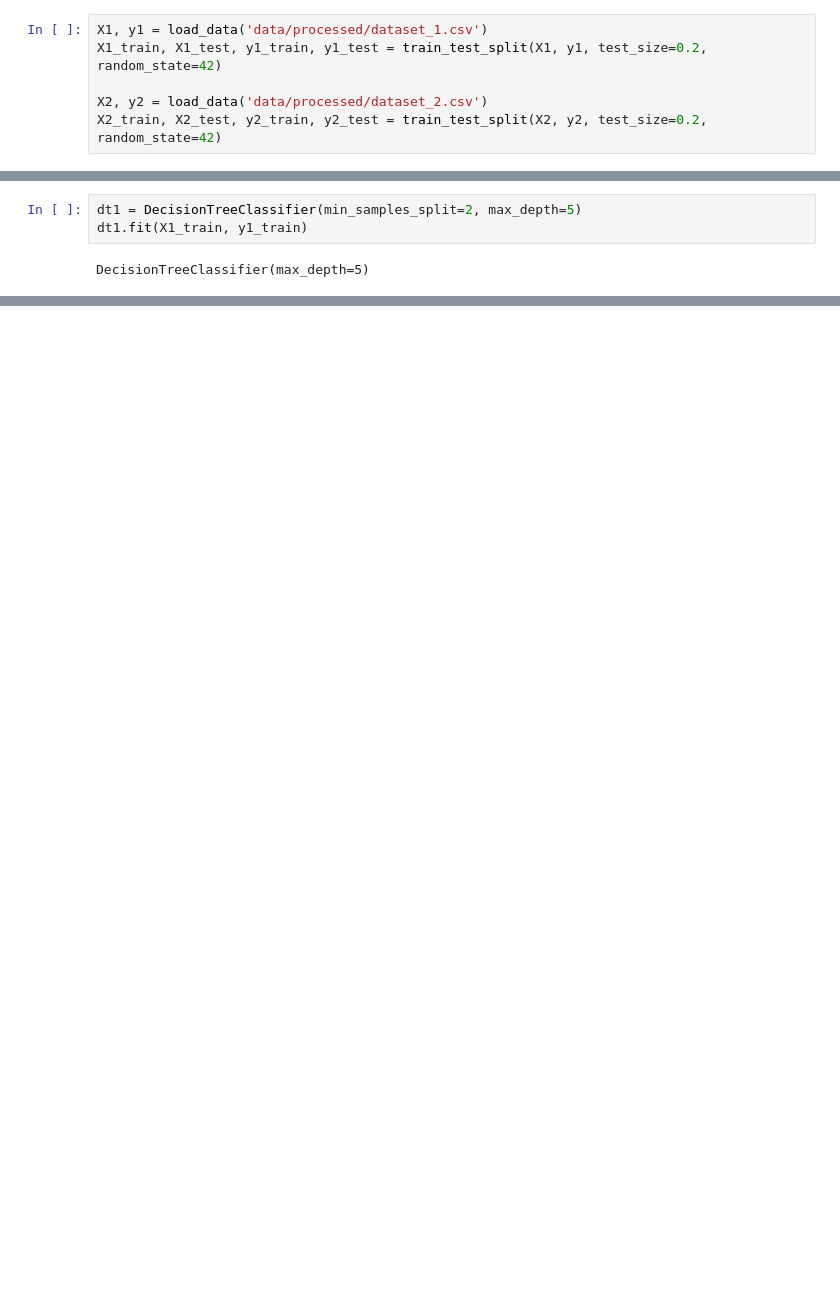
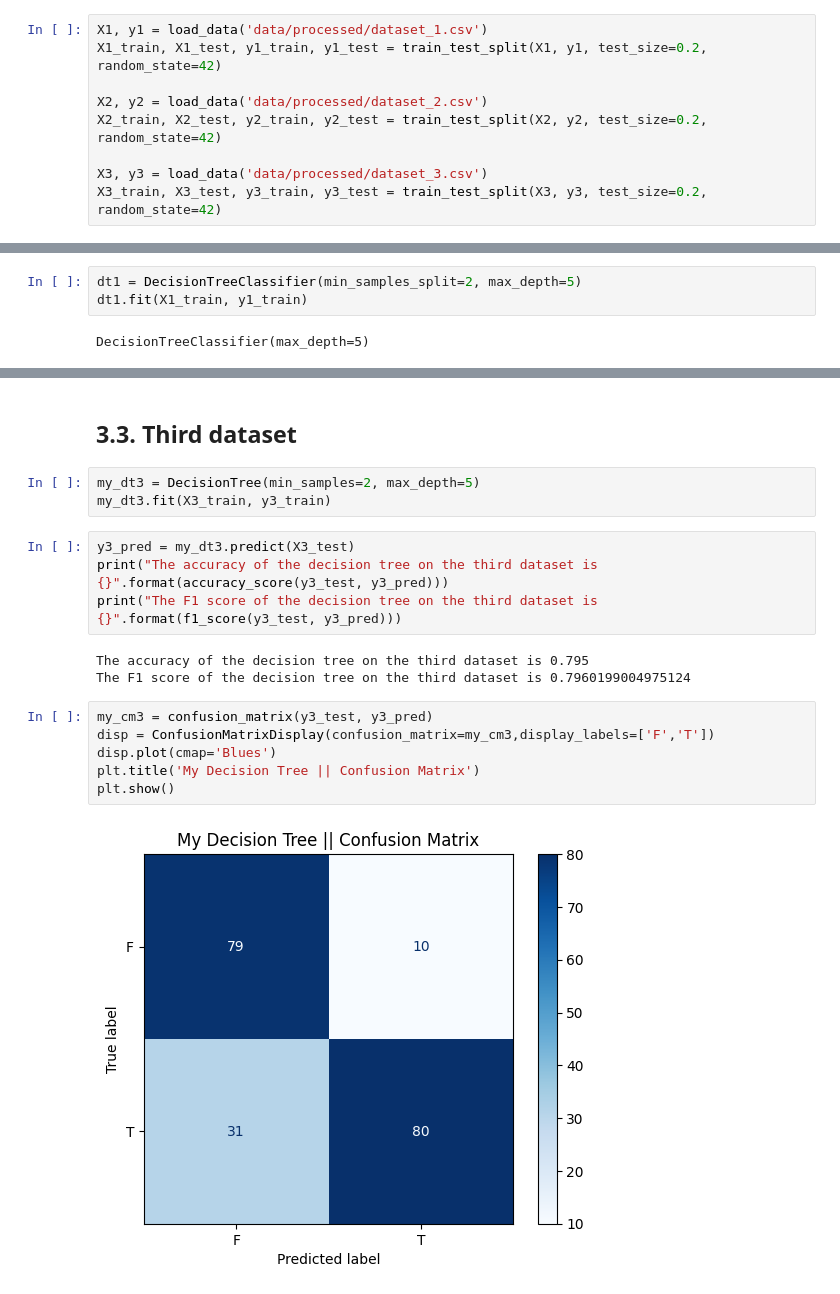
Before and after one commit to TheSyx04/project-1, a Jupyter notebook: decision_tree.ipynb, the cells around one changed output, grey strips where cells are left out. Cells and saved outputs as stored; diff of their text form; blank space fills up the shorter version.

```diff
--- a/decision_tree.ipynb
+++ b/decision_tree.ipynb
@@ -21,6 +19,9 @@ X1_train, X1_test, y1_train, y1_test = train_test_split(X1, y1, test_size=0.2, r
 
 X2, y2 = load_data('data/processed/dataset_2.csv')
 X2_train, X2_test, y2_train, y2_test = train_test_split(X2, y2, test_size=0.2, random_state=42)
+
+X3, y3 = load_data('data/processed/dataset_3.csv')
+X3_train, X3_test, y3_train, y3_test = train_test_split(X3, y3, test_size=0.2, random_state=42)
 # %% [markdown]
 Then, I checked the dimensions of each datasets.
 # %% [markdown]
@@ -65,0 +135,20 @@ The accuracy of the sklearn decision tree on the first dataset is 93.86%.
+# %% [markdown]
+## 3.3. Third dataset
+# %%
+my_dt3 = DecisionTree(min_samples=2, max_depth=5)
+my_dt3.fit(X3_train, y3_train)
+# %%
+y3_pred = my_dt3.predict(X3_test)
+print("The accuracy of the decision tree on the third dataset is {}".format(accuracy_score(y3_test, y3_pred)))
+print("The F1 score of the decision tree on the third dataset is {}".format(f1_score(y3_test, y3_pred)))
+# %% [output]
+The accuracy of the decision tree on the third dataset is 0.795
+The F1 score of the decision tree on the third dataset is 0.7960199004975124
+# %%
+my_cm3 = confusion_matrix(y3_test, y3_pred)
+disp = ConfusionMatrixDisplay(confusion_matrix=my_cm3,display_labels=['F','T'])
+disp.plot(cmap='Blues')
+plt.title('My Decision Tree || Confusion Matrix')
+plt.show()
+# %% [output]
+[figure, added]
```
Also changed, not shown: parts of 20 cells of this notebook.
